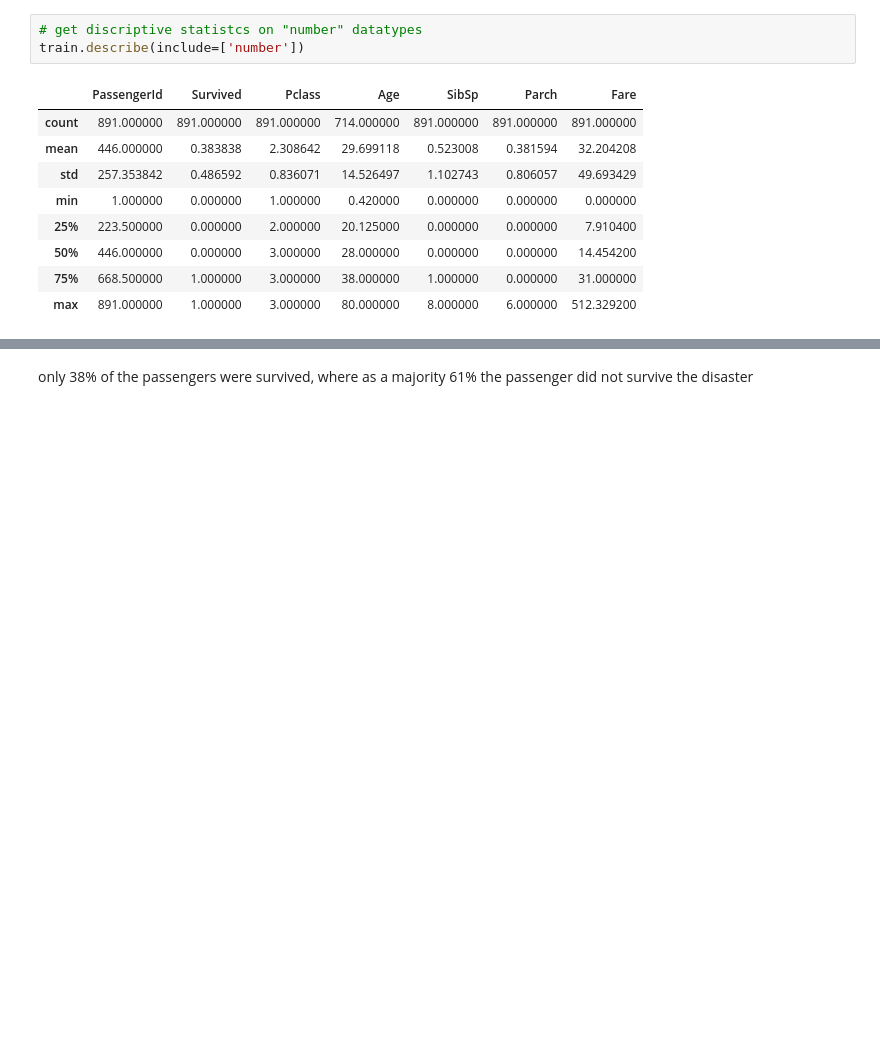
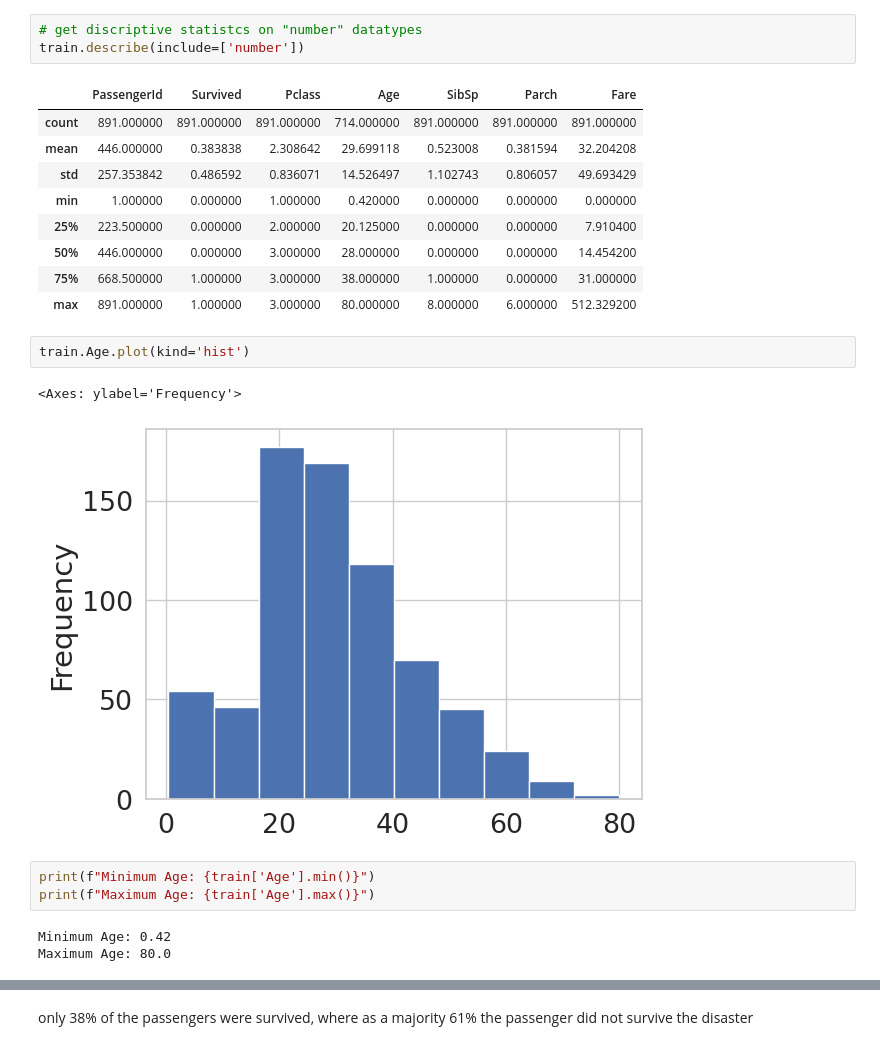
Before and after one commit to insight4healthlab/course-GS-HLTH-6270, a Jupyter notebook: notebooks/EDA_FE_Titanic.ipynb, the cells around one changed output, grey strips where cells are left out. Saved outputs shown, nothing was run; the diff lists cells and outputs as text; blank space fills up the shorter version.

```diff
--- a/notebooks/EDA_FE_Titanic.ipynb
+++ b/notebooks/EDA_FE_Titanic.ipynb
@@ -172,6 +184,17 @@ train.describe(include=['number'])
 | 50% | 446.000000 | 0.000000 | 3.000000 | 28.000000 | 0.000000 | 0.000000 | 14.454200 |
 | 75% | 668.500000 | 1.000000 | 3.000000 | 38.000000 | 1.000000 | 0.000000 | 31.000000 |
 | max | 891.000000 | 1.000000 | 3.000000 | 80.000000 | 8.000000 | 6.000000 | 512.329200 |
+# %%
+train.Age.plot(kind='hist')
+# %% [output]
+<Axes: ylabel='Frequency'>
+[figure, added]
+# %%
+print(f"Minimum Age: {train['Age'].min()}")
+print(f"Maximum Age: {train['Age'].max()}")
+# %% [output]
+Minimum Age: 0.42
+Maximum Age: 80.0
 # %%
 train.mean(numeric_only=True)
 # %% [output]
```
Also changed, not shown: parts of 8 cells of this notebook.
